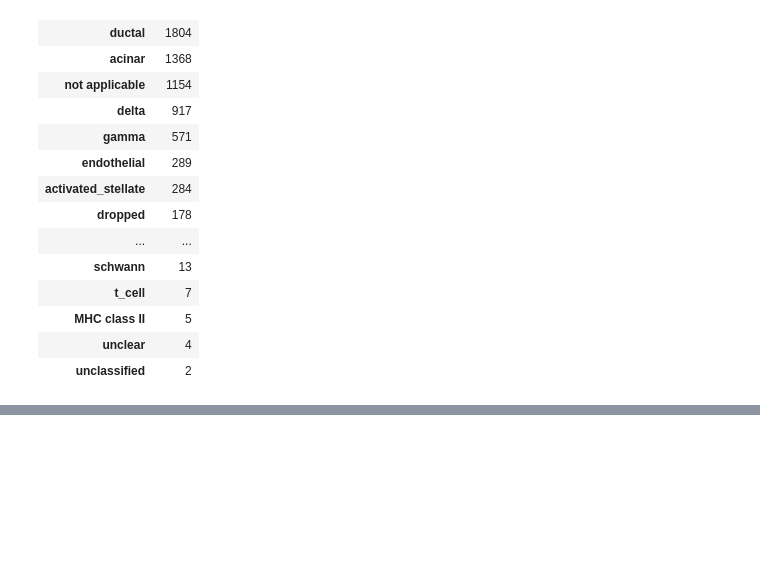
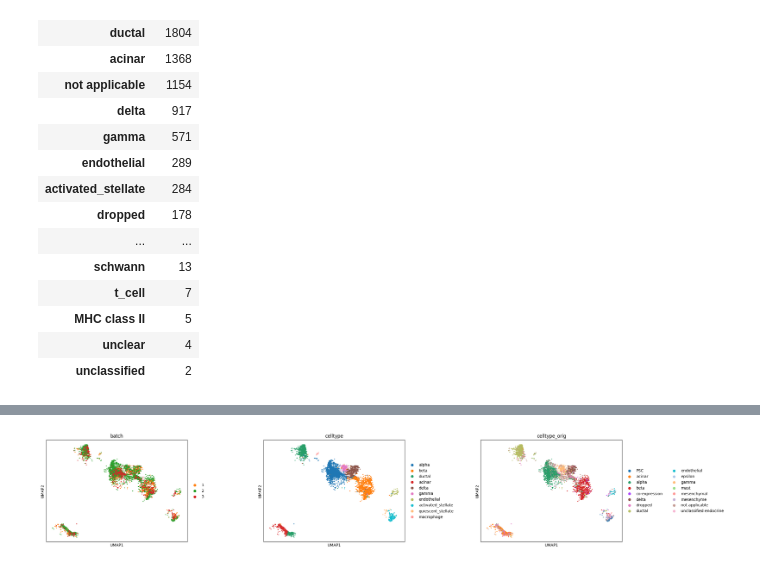
Before and after one commit to oliviahelens/Scanpy_Ingest_BBKNN, a Jupyter notebook: main.ipynb, the cells around one changed output, grey strips where cells are left out. Drawn from its saved outputs; the diff is of its cells as text; code cells hidden in the pictures; blank space fills up the shorter version.

```diff
--- a/main.ipynb
+++ b/main.ipynb
@@ -123,0 +180,4 @@ sc.pl.umap(adata_all, color=["batch", "celltype"], palette=sc.pl.palettes.vega_2
+# %%
+sc.pl.umap(adata_query, color=["batch", "celltype", "celltype_orig"], wspace=0.4)
+# %% [output]
+[figure, added]
```
Also changed, not shown: parts of 21 cells of this notebook, 6 other files.
